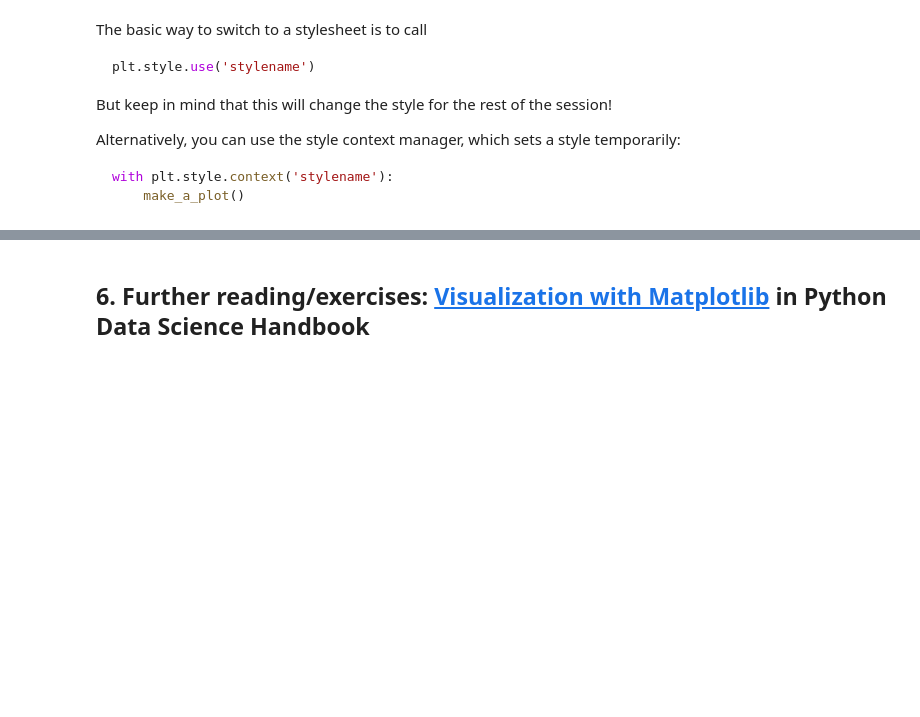
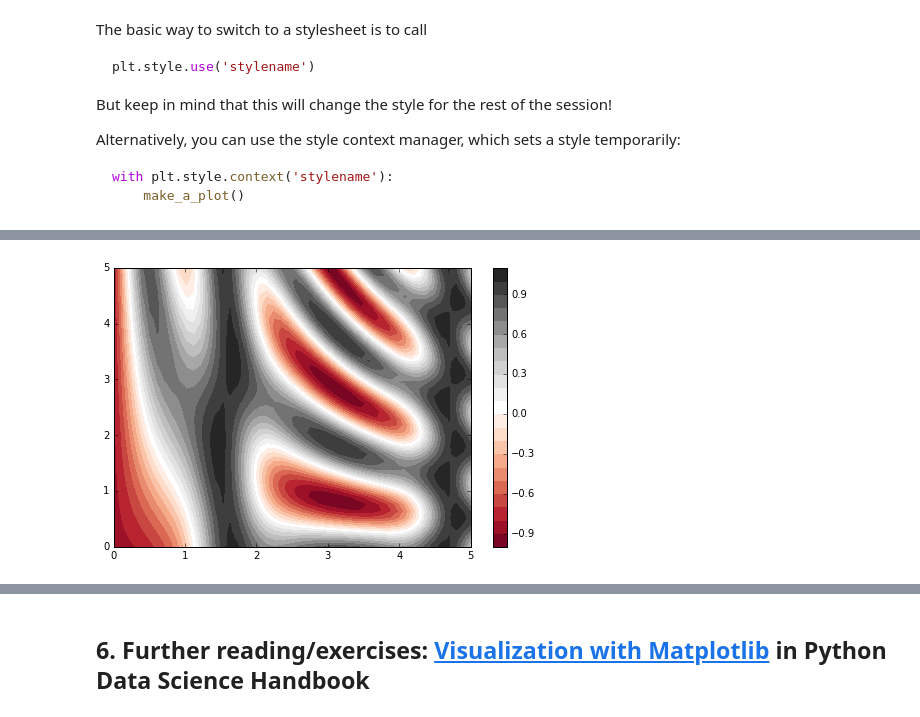
Before and after one commit to CUAstro-REU-Python-Workshop/2020-workshop, a Jupyter notebook: day2/day2.ipynb, the cells around one changed output, grey strips where cells are left out. Cells and saved outputs as stored; diff of their text form; code cells hidden in the pictures; blank space fills up the shorter version.

```diff
--- a/day2/day2.ipynb
+++ b/day2/day2.ipynb
@@ -358,0 +434,20 @@ with plt.style.context('stylename'):
+# %%
+x = np.linspace(0, 5, 50)
+y = np.linspace(0, 5, 40)
+
+X, Y = np.meshgrid(x, y)
+
+# define a function to map
+
+def f(x, y):
+    return np.sin(x) ** 10 + np.cos(10 + y * x) * np.cos(x)
+
+Z = f(X, Y)
+
+# plot a filled contour plot, with 20 equally spaced intervals within the data range
+
+plt.figure(figsize=(8,5))
+plt.contourf(X, Y, Z, 20, cmap='RdGy')
+plt.colorbar();    # a semi-colon is used here to suppress other outputs by this contourf function
+# %% [output]
+[figure, added]
```
Also changed, not shown: parts of 18 cells of this notebook.
